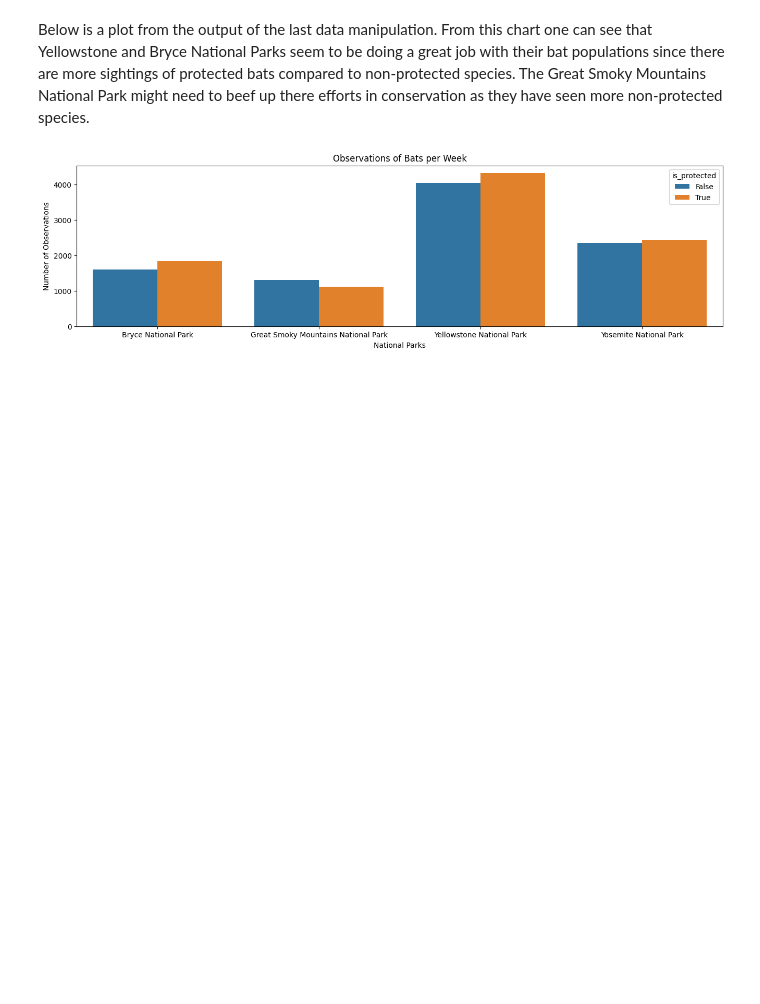
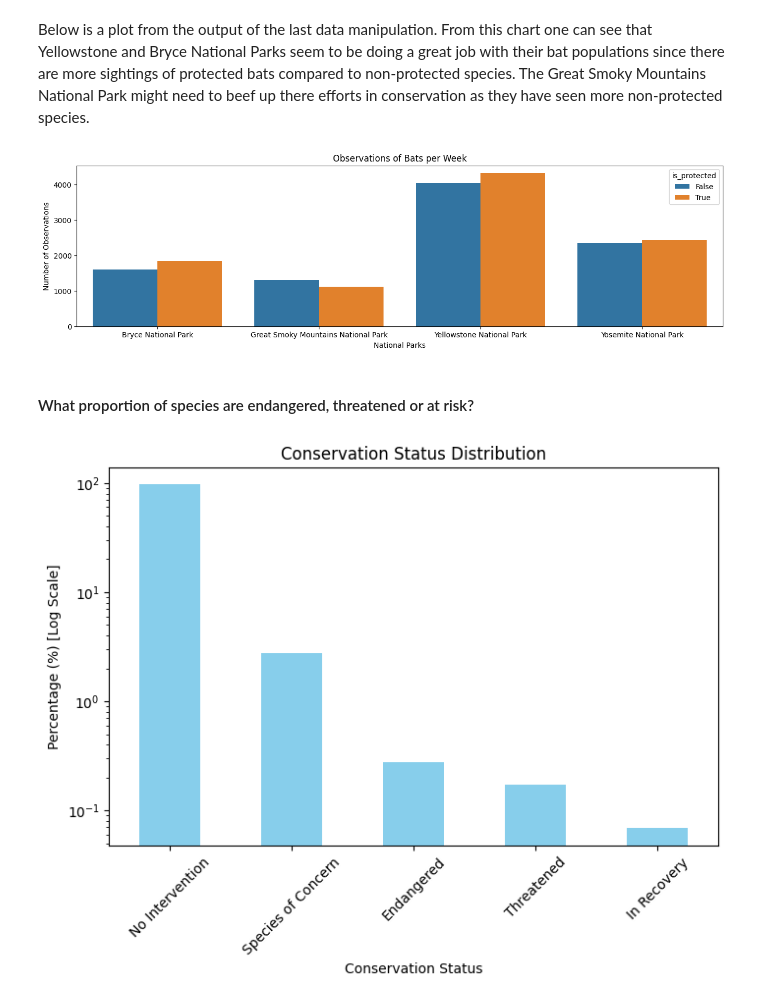
Before and after one commit to Aicoaching2025/Biodiversity, a Jupyter notebook: biodiversity.ipynb, the cells around one changed output. Drawn from its saved outputs; the diff is of its cells as text; code cells hidden in the pictures; blank space fills up the shorter version.

```diff
--- a/biodiversity.ipynb
+++ b/biodiversity.ipynb
@@ -515,3 +515,19 @@ plt.title('Observations of Bats per Week')
 plt.show()
 # %% [output]
 [figure]
+# %% [markdown]
+#### What proportion of species are endangered, threatened or at risk?
+# %%
+# Calculate proportions of conservation statuses
+status_counts = species['conservation_status'].value_counts(normalize=True) * 100
+
+# Plot with logarithmic scale to prevent tall bars
+plt.figure(figsize=(8, 5))
+status_counts.plot(kind='bar', color='skyblue', title='Conservation Status Distribution')
+plt.yscale('log')  # Apply logarithmic scale to y-axis
+plt.ylabel('Percentage (%) [Log Scale]')
+plt.xlabel('Conservation Status')
+plt.xticks(rotation=45)
+plt.show()
+# %% [output]
+[figure, added]
```
Also changed, not shown: parts of 6 cells of this notebook.
